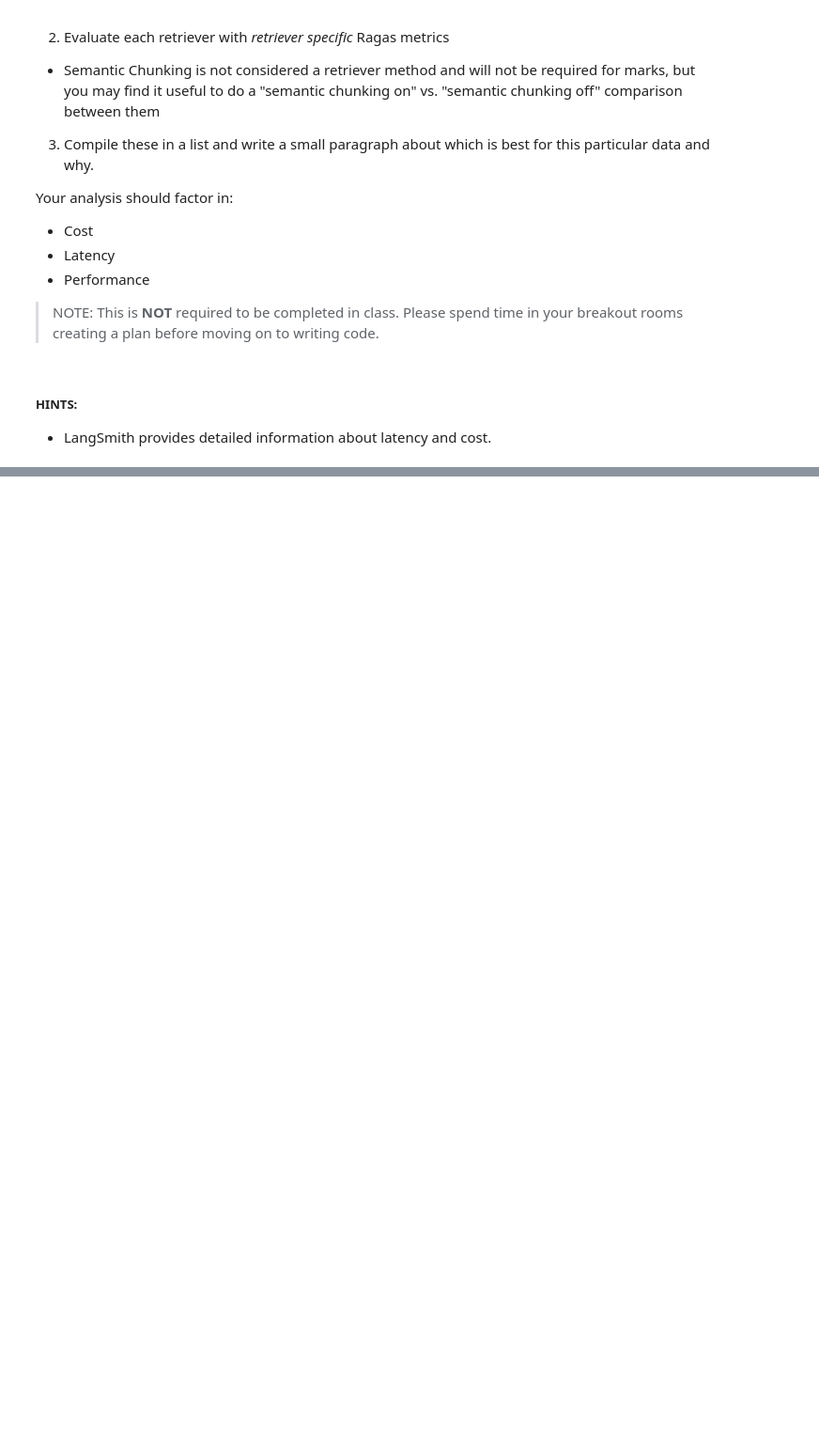
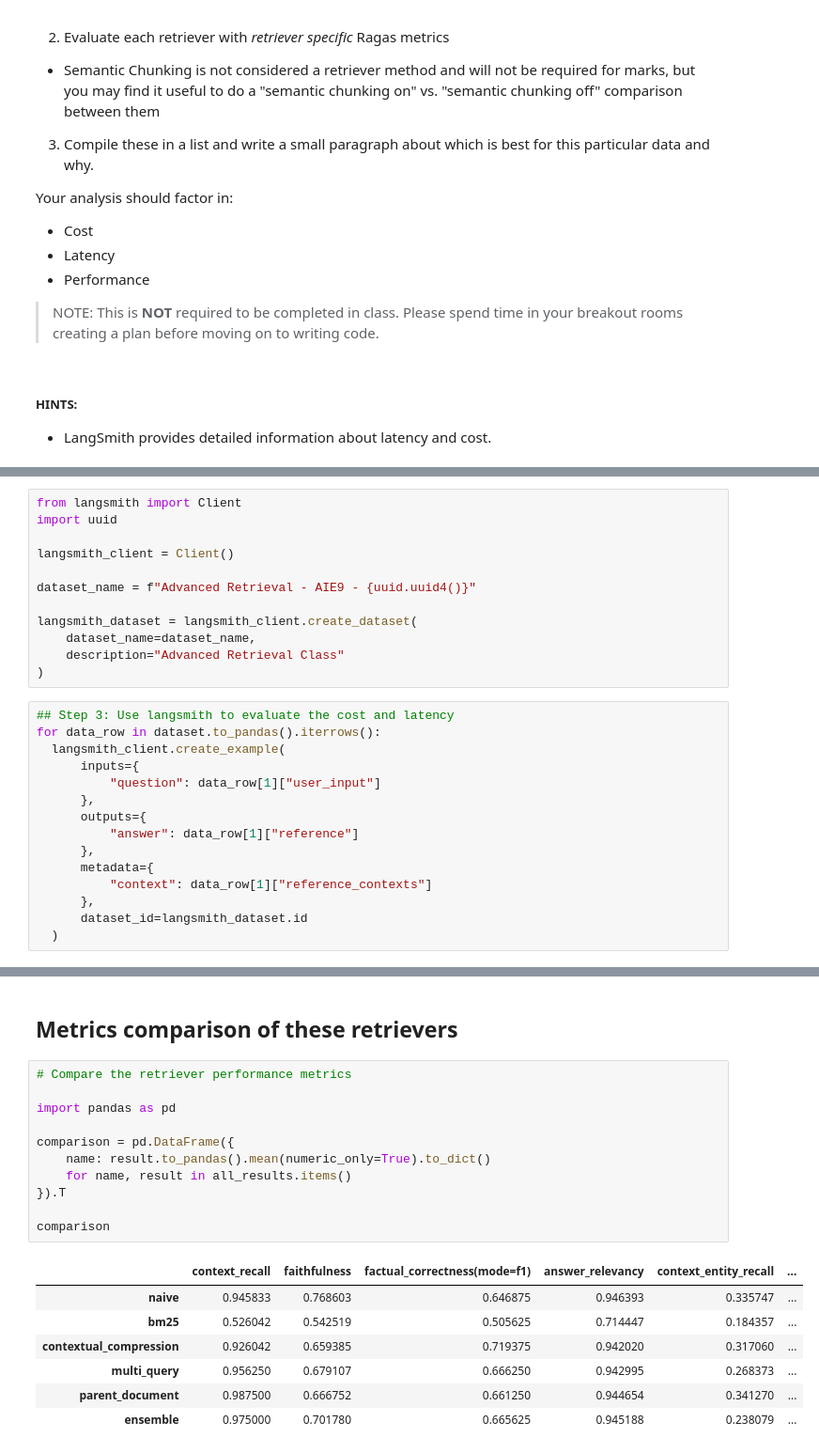
Before and after one commit to fox8991/AIE9, a Jupyter notebook: 11_Advanced_Retrieval/Advanced_Retrieval_with_LangChain_Assignment.ipynb, the cells around one changed output, grey strips where cells are left out. Shown at 94% size. Drawn from its saved outputs; the diff is of its cells as text; blank space fills up the shorter version.

```diff
--- a/11_Advanced_Retrieval/Advanced_Retrieval_with_LangChain_Assignment.ipynb
+++ b/11_Advanced_Retrieval/Advanced_Retrieval_with_LangChain_Assignment.ipynb
@@ -559,0 +812,27 @@ Your analysis should factor in:
+# %%
+from langsmith import Client
+import uuid
+
+langsmith_client = Client()
+
+dataset_name = f"Advanced Retrieval - AIE9 - {uuid.uuid4()}"
+
+langsmith_dataset = langsmith_client.create_dataset(
+    dataset_name=dataset_name,
+    description="Advanced Retrieval Class"
+)
+# %%
+## Step 3: Use langsmith to evaluate the cost and latency
+for data_row in dataset.to_pandas().iterrows():
+  langsmith_client.create_example(
+      inputs={
+          "question": data_row[1]["user_input"]
+      },
+      outputs={
+          "answer": data_row[1]["reference"]
+      },
+      metadata={
+          "context": data_row[1]["reference_contexts"]
+      },
+      dataset_id=langsmith_dataset.id
+  )
@@ -559,0 +905,21 @@ Your analysis should factor in:
+# %% [markdown]
+## Metrics comparison of these retrievers
+# %%
+# Compare the retriever performance metrics
+
+import pandas as pd
+
+comparison = pd.DataFrame({
+    name: result.to_pandas().mean(numeric_only=True).to_dict()
+    for name, result in all_results.items()
+}).T
+
+comparison
+# %% [output]
+|  | context_recall | faithfulness | factual_correctness(mode=f1) | answer_relevancy | context_entity_recall | ... |
+| naive | 0.945833 | 0.768603 | 0.646875 | 0.946393 | 0.335747 | ... |
+| bm25 | 0.526042 | 0.542519 | 0.505625 | 0.714447 | 0.184357 | ... |
+| contextual_compression | 0.926042 | 0.659385 | 0.719375 | 0.942020 | 0.317060 | ... |
+| multi_query | 0.956250 | 0.679107 | 0.666250 | 0.942995 | 0.268373 | ... |
+| parent_document | 0.987500 | 0.666752 | 0.661250 | 0.944654 | 0.341270 | ... |
+| ensemble | 0.975000 | 0.701780 | 0.665625 | 0.945188 | 0.238079 | ... |
```
Also changed, not shown: parts of 35 cells of this notebook, 3 other files.
